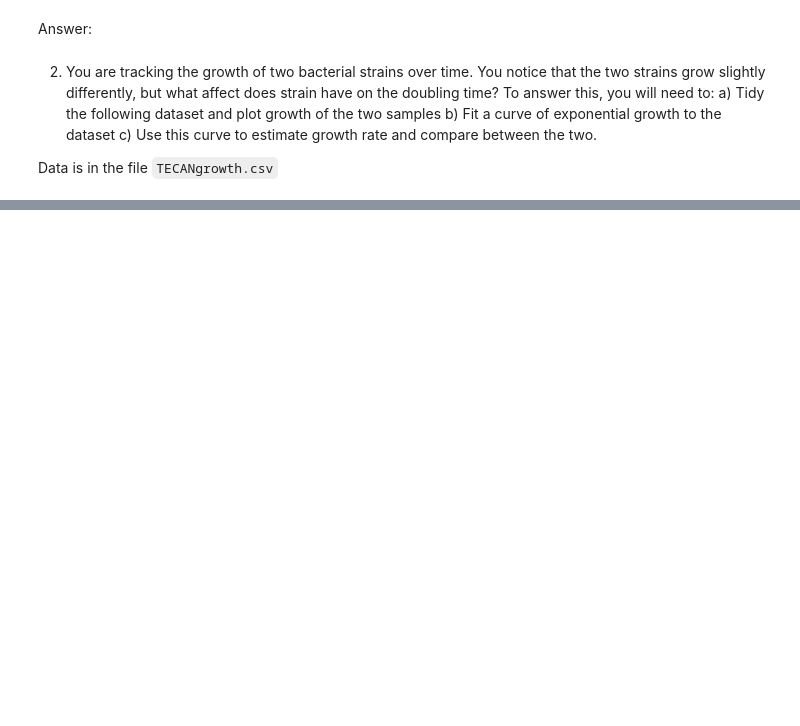
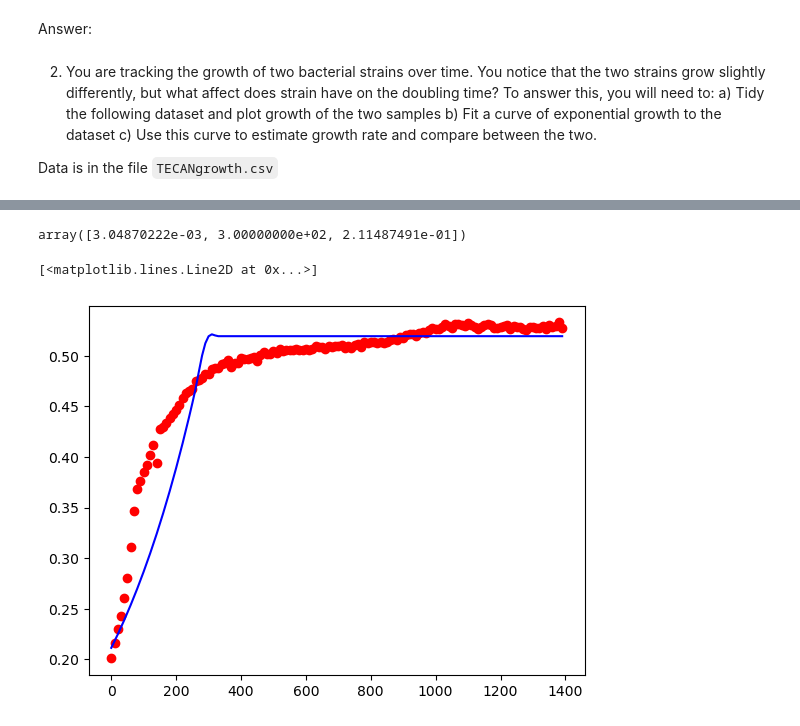
Before and after one commit to timplab/bcmb_bootcamp, a Jupyter notebook: day5/assignments/lunchproblemset_2022.ipynb, the cells around one changed output, grey strips where cells are left out. Cells and saved outputs as stored; diff of their text form; code cells hidden in the pictures; blank space fills up the shorter version.

```diff
--- a/day5/assignments/lunchproblemset_2022.ipynb
+++ b/day5/assignments/lunchproblemset_2022.ipynb
@@ -28,0 +155,3 @@ Data is in the file `TECANgrowth.csv`
+# %%
+wtbac=melty[melty.Sample=='WT_0']
+wtbac
@@ -28,0 +174,7 @@ Data is in the file `TECANgrowth.csv`
+# %%
+def mybac_growth(t, bac_growth=0.003, bac_sattime=300, bac_initial_abs=0.2):
+    b0=bac_initial_abs
+    tspan = [0, max(t)]
+    tvals=t
+    test_bac=solve_ivp(growth_rate, tspan, [b0], t_eval=tvals, args=(bac_growth, bac_sattime))
+    return test_bac.y[0]
@@ -28,0 +216,11 @@ Data is in the file `TECANgrowth.csv`
+# %%
+bac_param_wt, bac_param_wt_covar = curve_fit(mybac_growth, wtbac.Time, wtbac.Absorbance, p0=[0.003, 300, 0.2])
+bac_param_wt
+# %% [output]
+array([3.04870222e-03, 3.00000000e+02, 2.11487491e-01])
+# %%
+plt.plot(wtbac.Time, wtbac.Absorbance, 'ro')
+plt.plot(wtbac.Time, mybac_growth(wtbac.Time, *bac_param_wt), 'b-')
+# %% [output]
+[<matplotlib.lines.Line2D at 0x...>]
+[figure, added]
```
Also changed, not shown: parts of 19 cells of this notebook.
